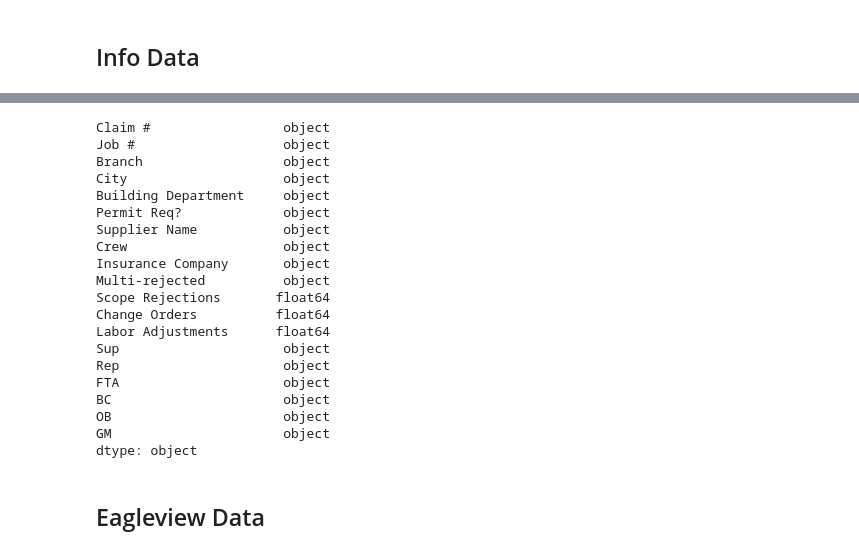
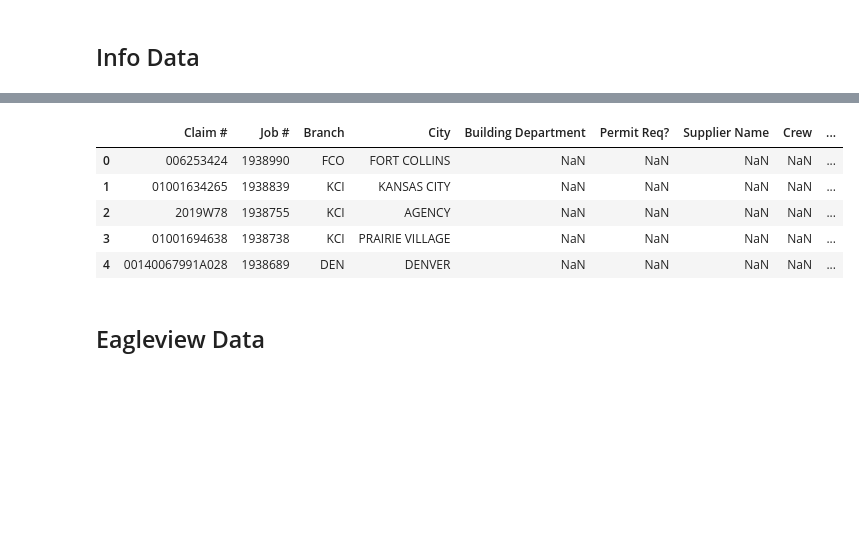
Before and after one commit to ChrisBen191/workflow_project, a Jupyter notebook: data_exporation.ipynb, the cells around one changed output, grey strips where cells are left out. Drawn from its saved outputs; the diff is of its cells as text; code cells hidden in the pictures; blank space fills up the shorter version.

```diff
--- a/data_exporation.ipynb
+++ b/data_exporation.ipynb
@@ -139,23 +61,0 @@ Name: City, Length: 147, dtype: int64
-# %%
-project_info_df.dtypes
-# %% [output]
-Claim #                 object
-Job #                   object
-Branch                  object
-City                    object
-Building Department     object
-Permit Req?             object
-Supplier Name           object
-Crew                    object
-Insurance Company       object
-Multi-rejected          object
-Scope Rejections       float64
-Change Orders          float64
-Labor Adjustments      float64
-Sup                     object
-Rep                     object
-FTA                     object
-BC                      object
-OB                      object
-GM                      object
-dtype: object
@@ -164,3 +62,14 @@ dtype: object
+# %%
+# due to manual 'city' field, city is incorrectly spelled or off on capitalization
+project_info_df['City'] = project_info_df['City'].str.upper()
+project_info_df.head()
+# %% [output]
+|  | Claim # | Job # | Branch | City | Building Department | Permit Req? | Supplier Name | Crew | ... |
+| 0 | 006253424 | 1938990 | FCO | FORT COLLINS | NaN | NaN | NaN | NaN | ... |
+| 1 | 01001634265 | 1938839 | KCI | KANSAS CITY | NaN | NaN | NaN | NaN | ... |
+| 2 | 2019W78 | 1938755 | KCI | AGENCY | NaN | NaN | NaN | NaN | ... |
+| 3 | 01001694638 | 1938738 | KCI | PRAIRIE VILLAGE | NaN | NaN | NaN | NaN | ... |
+| 4 | 00140067991A028 | 1938689 | DEN | DENVER | NaN | NaN | NaN | NaN | ... |
 # %% [markdown]
 ## Eagleview Data
 # %%
```
Also changed, not shown: parts of 18 cells of this notebook, 2 other files.
